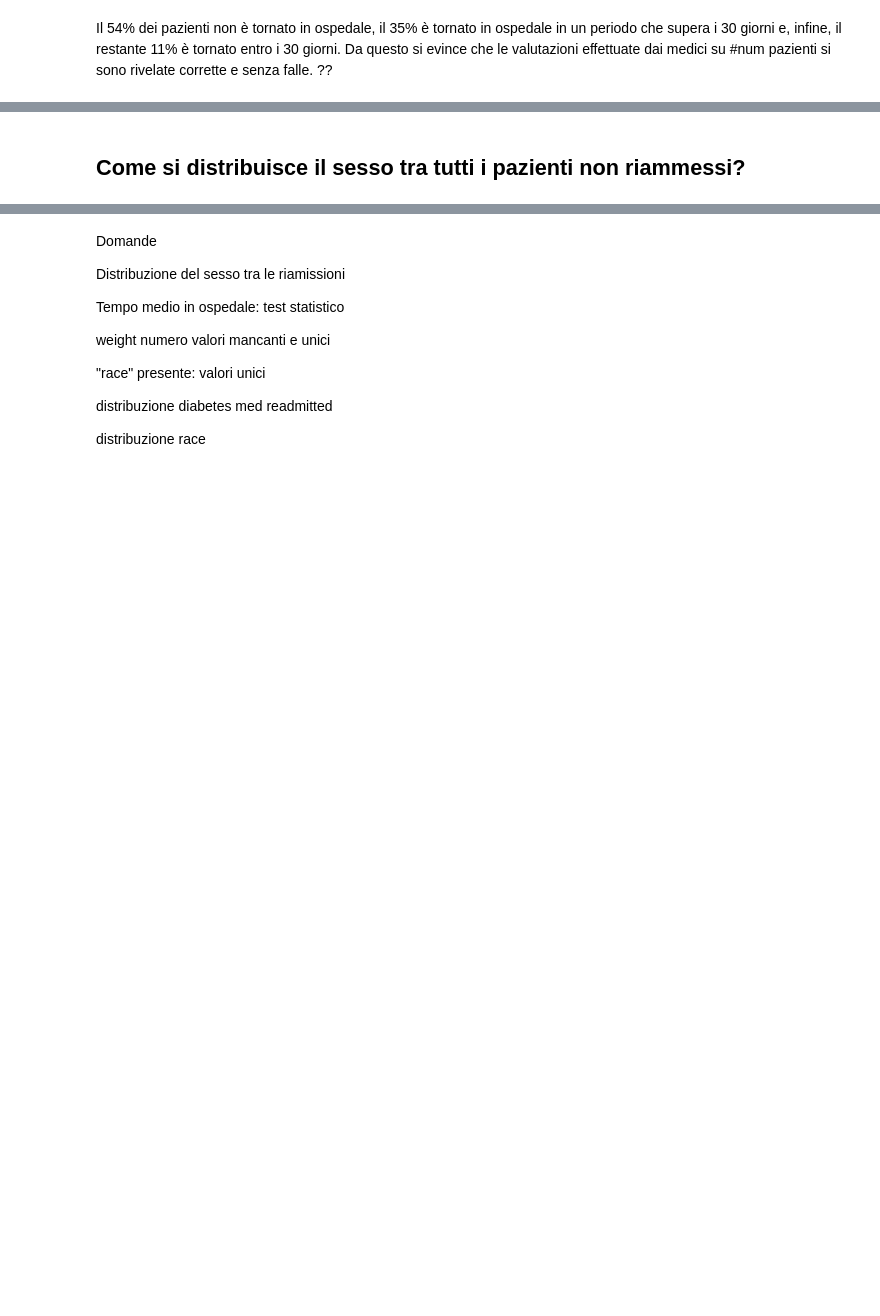
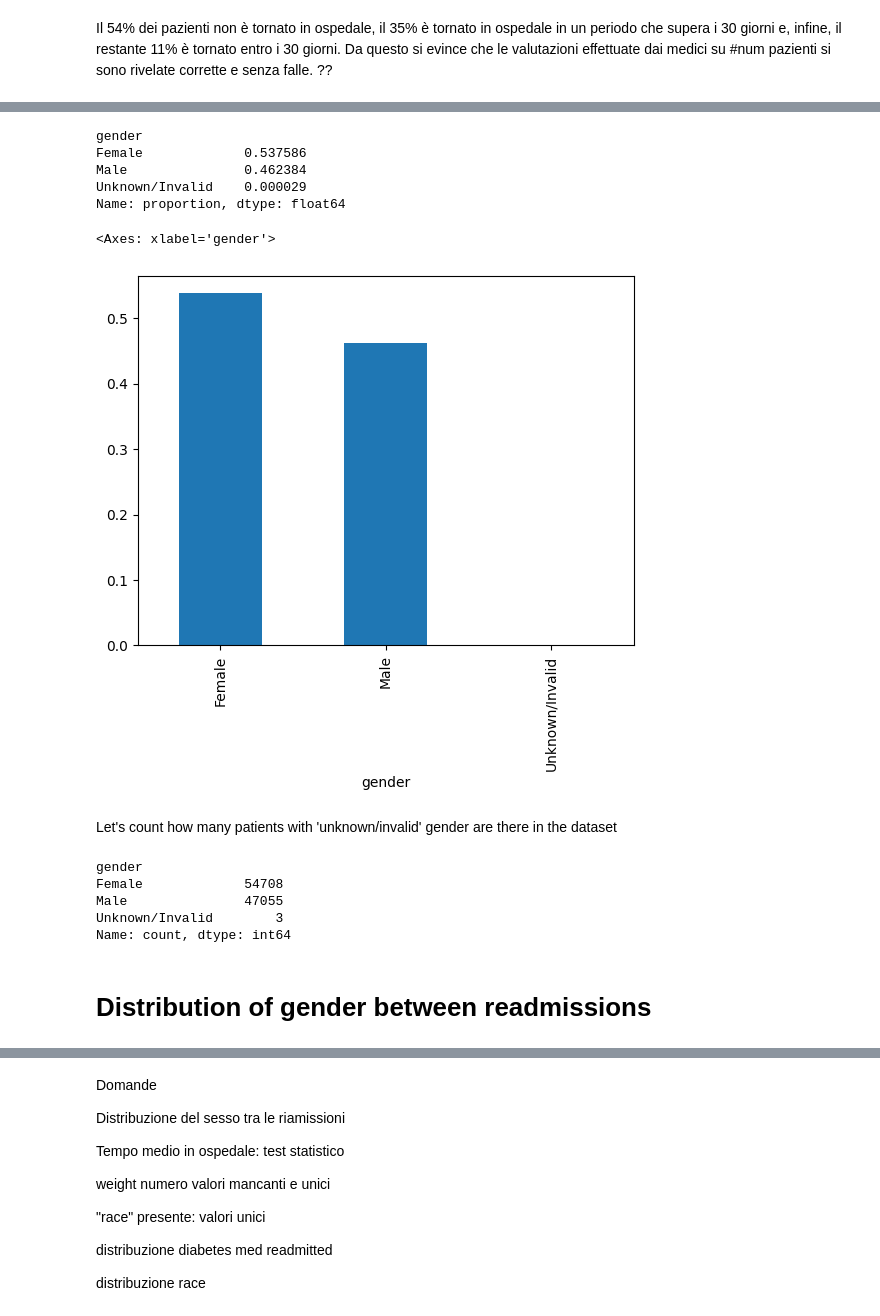
Before and after one commit to weiss25r/Data-analysis-of-diabetic-patients-readmissions-in-hospitals, a Jupyter notebook: main.ipynb, the cells around one changed output, grey strips where cells are left out. Saved outputs shown, nothing was run; the diff lists cells and outputs as text; code cells hidden in the pictures; blank space fills up the shorter version.

```diff
--- a/main.ipynb
+++ b/main.ipynb
@@ -91,5 +155,27 @@ data['gender'].unique()
+# %%
+freqs = data['gender'].value_counts(normalize=True)
+print(freqs)
+# %% [output]
+gender
+Female             0.537586
+Male               0.462384
+Unknown/Invalid    0.000029
+Name: proportion, dtype: float64
+# %%
+freqs.plot.bar()
+# %% [output]
+<Axes: xlabel='gender'>
+[figure, added]
+# %% [markdown]
+Let's count how many patients with 'unknown/invalid' gender are there in the dataset
 # %%
-data['gender'].value_counts(normalize=True)
+data['gender'].value_counts().sort_index()
+# %% [output]
+gender
+Female             54708
+Male               47055
+Unknown/Invalid        3
+Name: count, dtype: int64
-# %% [markdown]
-## Come si distribuisce il sesso tra tutti i pazienti non riammessi?
+# %% [markdown]
+# Distribution of gender between readmissions
 # %%
```
Also changed, not shown: parts of 38 cells of this notebook.
